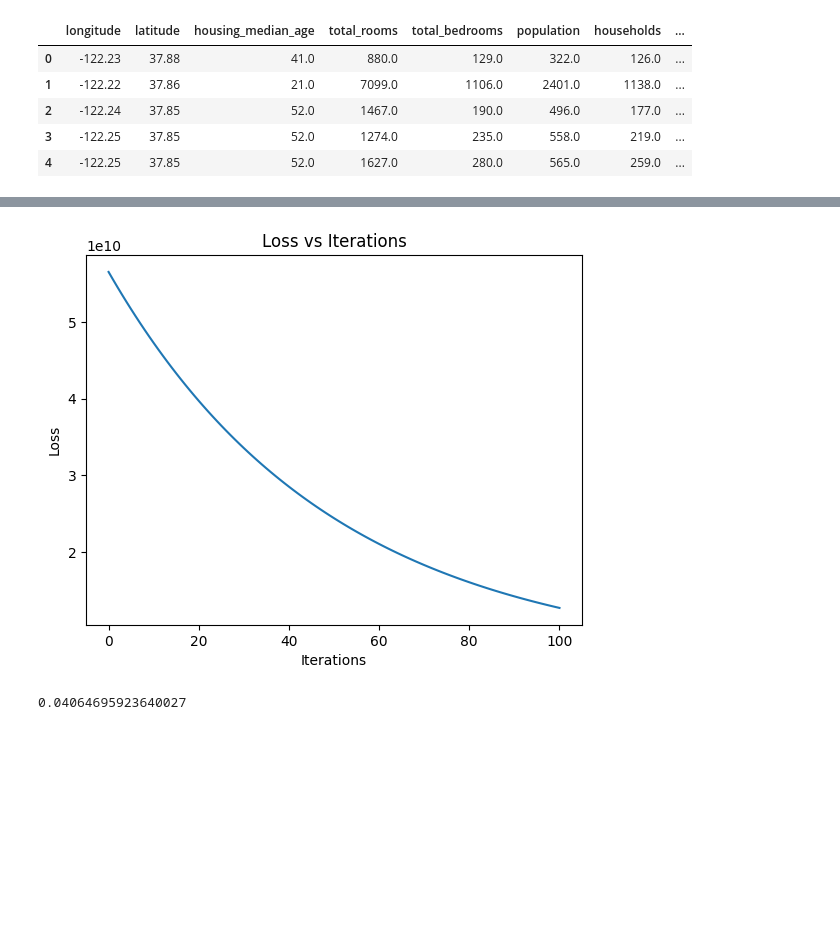
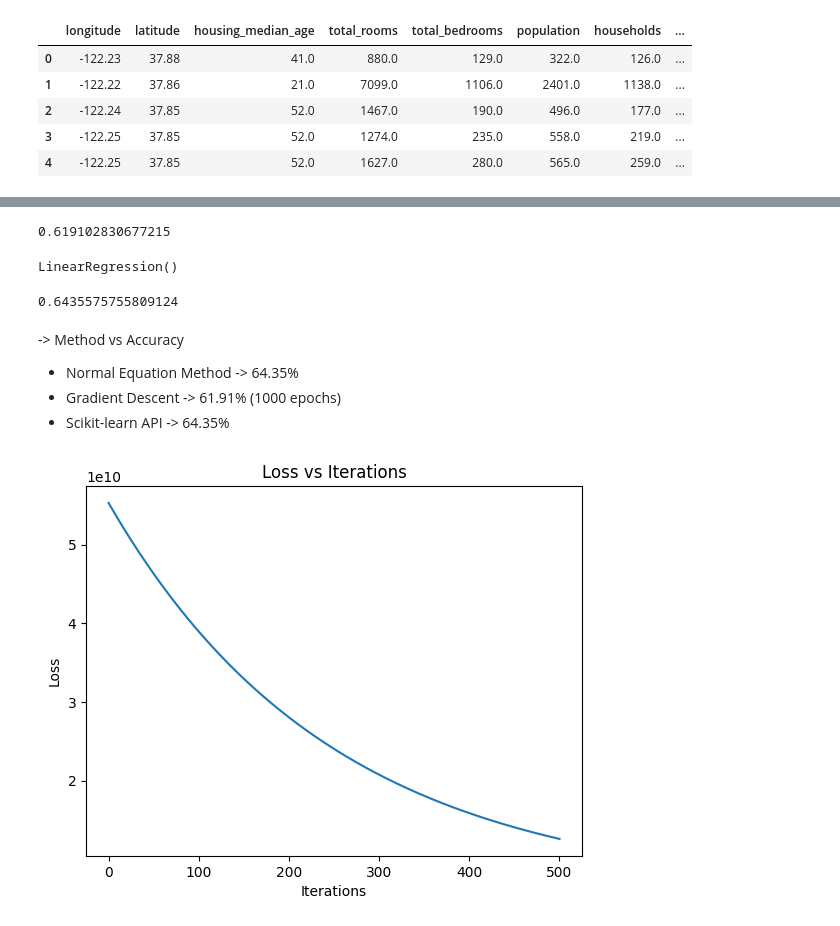
Before and after one commit to guptaksht10/CS303-LAB_ML, a Jupyter notebook: Experiment_2-LR/AkshatGupta038_LinearRegression.ipynb, the cells around one changed output, grey strips where cells are left out. Cells and saved outputs as stored; diff of their text form; code cells hidden in the pictures; blank space fills up the shorter version.

```diff
--- a/Experiment_2-LR/AkshatGupta038_LinearRegression.ipynb
+++ b/Experiment_2-LR/AkshatGupta038_LinearRegression.ipynb
@@ -77,0 +98,2 @@ x_data = df.drop(columns=['median_house_value']).values  # numpy 2D array
+# %%
+x_train = np.c_[np.ones((x_train.shape[0], 1)), x_train]
@@ -77,0 +127,2 @@ x_data = df.drop(columns=['median_house_value']).values  # numpy 2D array
+# %%
+clf = OLSLinearRegression()
@@ -129,0 +146,16 @@ y_pred = clf.predict(x_test)
+# %%
+# TASK-2.C.2
+def gradientDescent(X, y, lr=0.01, epochs=1000):
+    w = np.zeros(shape=(X.shape[1],))
+    loss_e = [loss(X, w, y)]
+
+    for e in range(epochs):
+        ypred = hypothesis(X, w)
+
+        grads = np.mean(X.T * (ypred-y),axis =1)
+
+        w = w - lr * grads
+
+        loss_e.append(loss(X, w, y))
+
+    return w, loss_e
@@ -129,0 +166,10 @@ y_pred = clf.predict(x_test)
+# %%
+r2_score(y_test, y_pred)
+# %% [output]
+0.619102830677215
+# %%
+#TASK-2.E
+clf = LinearRegression()
+clf.fit(x_train, y_train)
+# %% [output]
+LinearRegression()
@@ -130,12 +178,20 @@ y_pred = clf.predict(x_test)
+# %%
+r2_score(y_test, y_pred_2)
+# %% [output]
+0.6435575755809124
+# %% [markdown]
+-> Method vs Accuracy
+- Normal Equation Method -> 64.35%
+- Gradient Descent -> 61.91% (1000 epochs)
+- Scikit-learn API -> 64.35%
 # %%
-plt.plot(np.arange(len(clf.loss_e)), clf.loss_e)
+#TASK-2.F
+
+w, loss_e = gradientDescent(x_train, y_train, 0.002, 500)
+plt.plot(np.arange(len(loss_e)), loss_e)
 plt.xlabel('Iterations')
 plt.ylabel('Loss')
 plt.title('Loss vs Iterations')
-plt.show()
+plt.savefig('./Images/ScaledFeatures1')
 # %% [output]
-[figure, old version]
+[figure, new version]
-# %%
-r2_score(y_test, y_pred)
-# %% [output]
-0.04064695923640027
```
Also changed, not shown: parts of 41 cells of this notebook, 7 other files.
